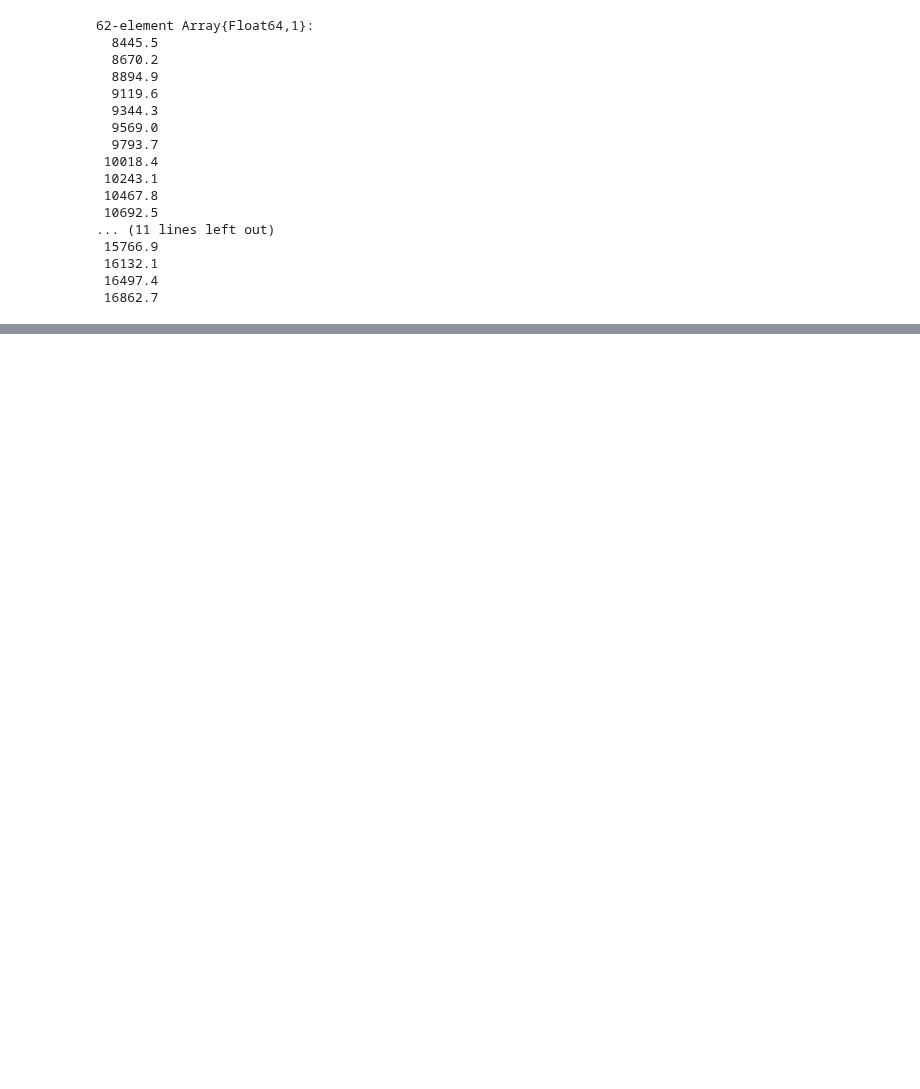
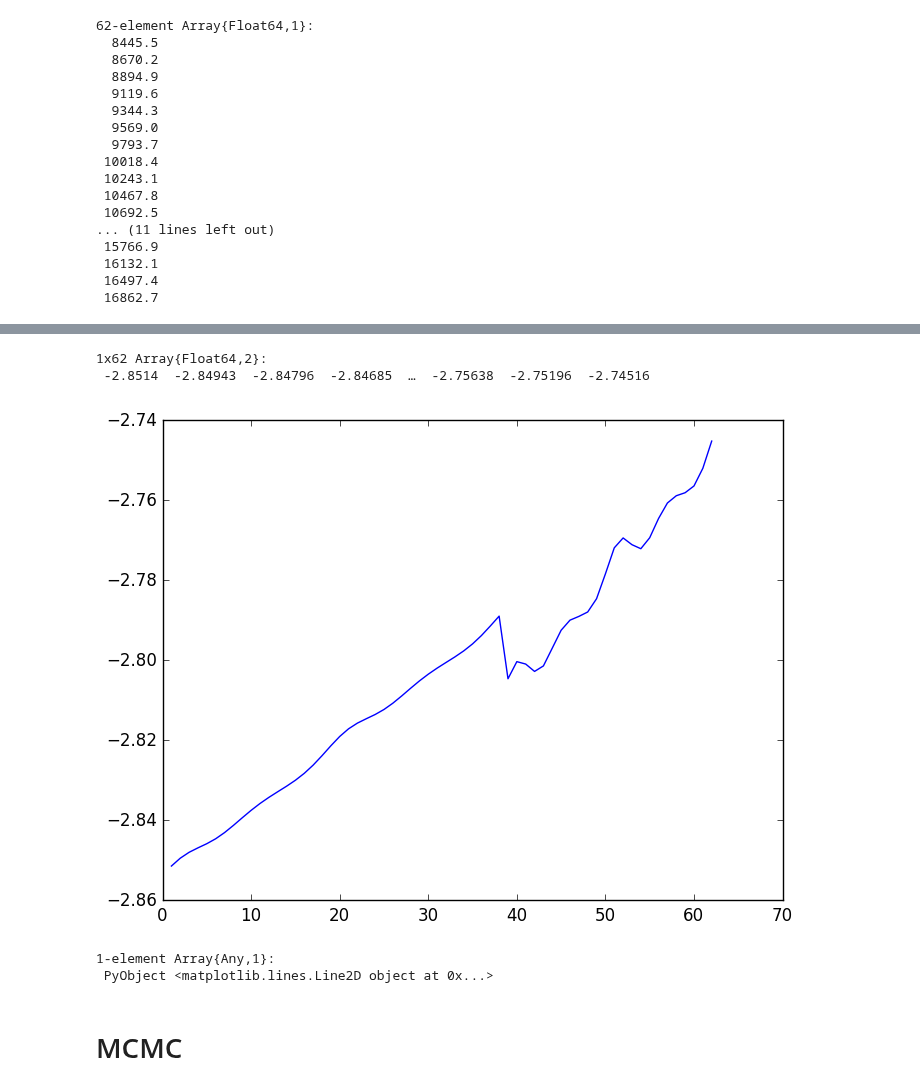
Before and after one commit to jlustigy/ExoJulia, a Jupyter notebook: Homework/hw4/Andrew_Spencer/hw4.ipynb, the cells around one changed output, grey strips where cells are left out. Cells and saved outputs as stored; diff of their text form; code cells hidden in the pictures; blank space fills up the shorter version.

Commit message:
Working on MCMC

```diff
--- a/Homework/hw4/Andrew_Spencer/hw4.ipynb
+++ b/Homework/hw4/Andrew_Spencer/hw4.ipynb
@@ -717,0 +770,13 @@ Inf
+# %%
+residuals[indmin(chisq),:]
+# %% [output]
+1x62 Array{Float64,2}:
+ -2.8514  -2.84943  -2.84796  -2.84685  …  -2.75638  -2.75196  -2.74516
+# %%
+plot(linspace(1,62,62),residuals[indmin(chisq),:]')
+# %% [output]
+[figure, added]
+1-element Array{Any,1}:
+ PyObject <matplotlib.lines.Line2D object at 0x...>
+# %% [markdown]
+# MCMC
```
Also changed, not shown: parts of 17 cells of this notebook.
